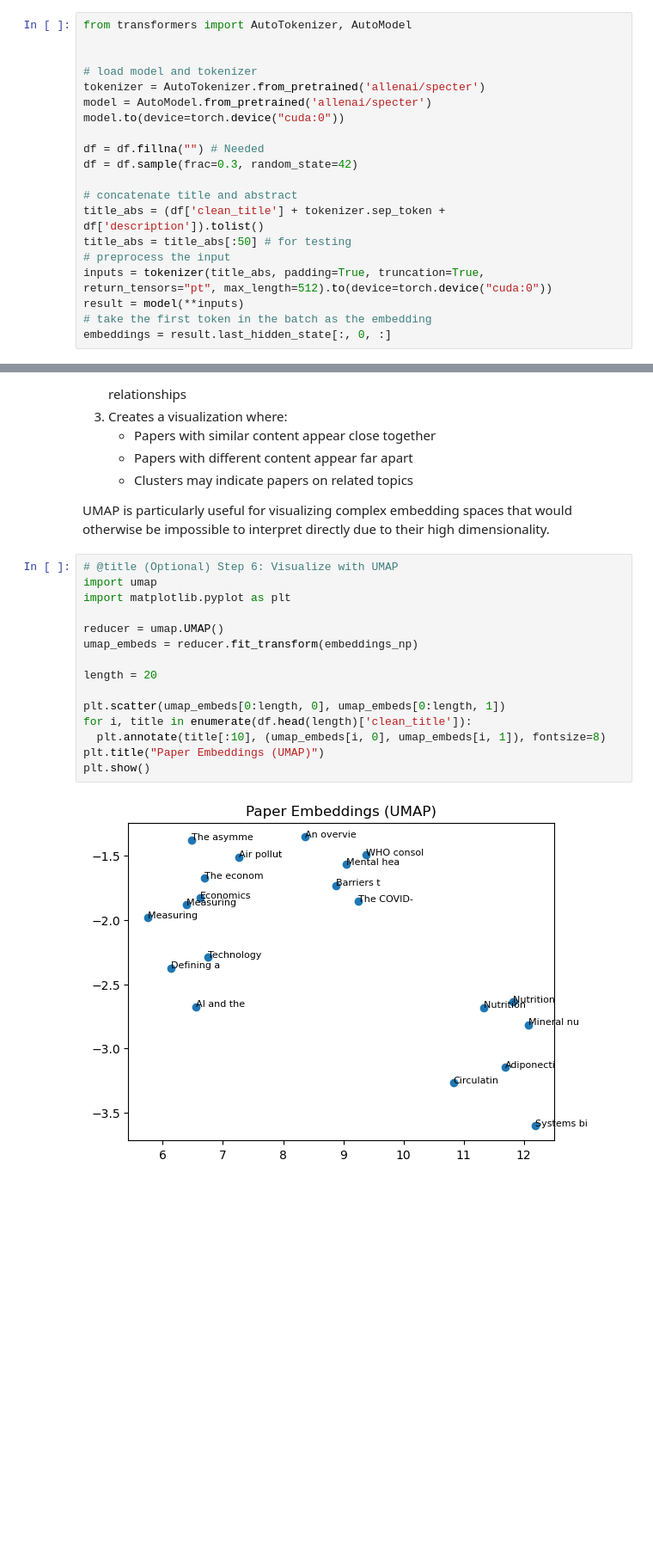
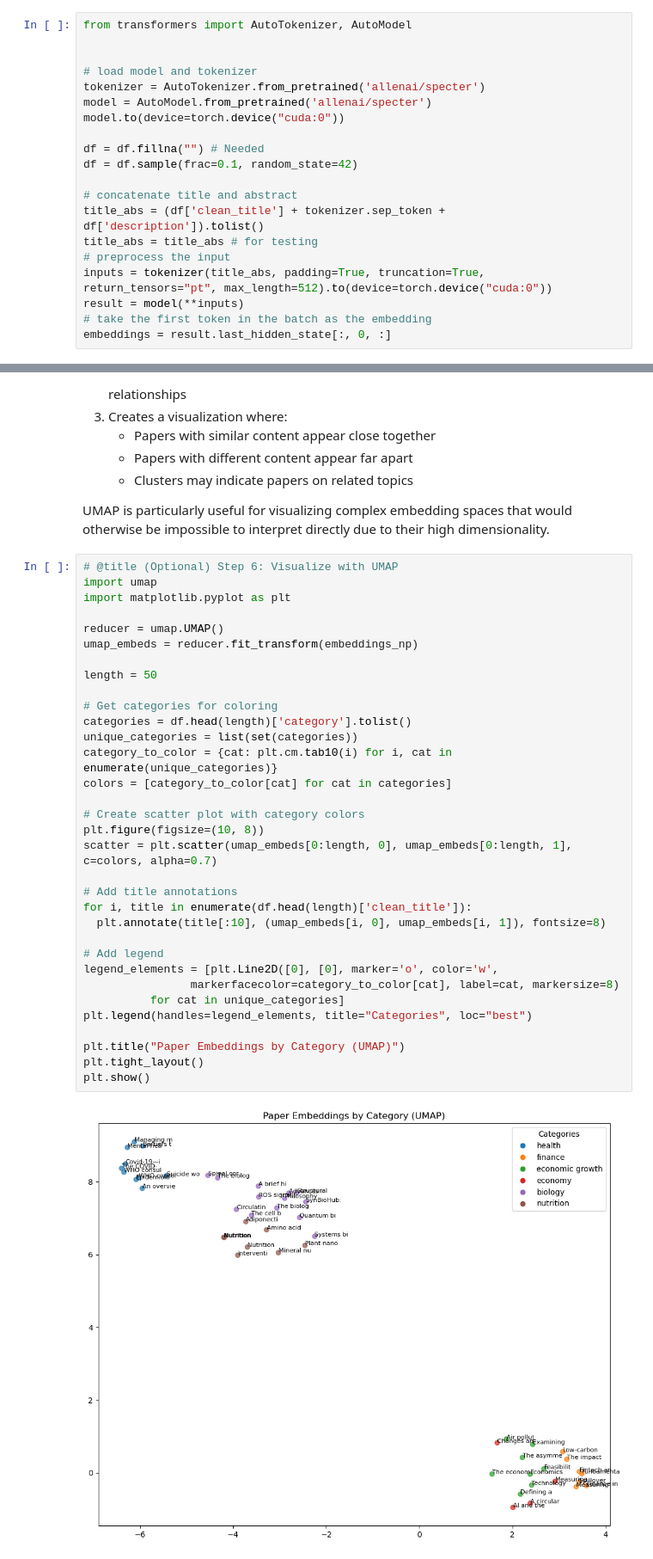
Before and after one commit to kevin4moe/Papers-Scrap, a Jupyter notebook: clustering_nn.ipynb, the cells around one changed output, grey strips where cells are left out. Shown: that part at 86% size. Drawn from its saved outputs; the diff is of its cells as text; blank space fills up the shorter version.

```diff
--- a/clustering_nn.ipynb
+++ b/clustering_nn.ipynb
@@ -25,11 +25,11 @@ model = AutoModel.from_pretrained('allenai/specter')
 model.to(device=torch.device("cuda:0"))
 
 df = df.fillna("") # Needed
-df = df.sample(frac=0.3, random_state=42)
+df = df.sample(frac=0.1, random_state=42)
 
 # concatenate title and abstract
 title_abs = (df['clean_title'] + tokenizer.sep_token + df['description']).tolist()
-title_abs = title_abs[:50] # for testing
+title_abs = title_abs # for testing
 # preprocess the input
 inputs = tokenizer(title_abs, padding=True, truncation=True, return_tensors="pt", max_length=512).to(device=torch.device("cuda:0"))
 result = model(**inputs)
@@ -112,17 +124,35 @@ UMAP is particularly useful for visualizing complex embedding spaces that would
 # %%
 # @title (Optional) Step 6: Visualize with UMAP
 import umap
 import matplotlib.pyplot as plt
 
 reducer = umap.UMAP()
 umap_embeds = reducer.fit_transform(embeddings_np)
 
-length = 20
+length = 50
 
-plt.scatter(umap_embeds[0:length, 0], umap_embeds[0:length, 1])
+# Get categories for coloring
+categories = df.head(length)['category'].tolist()
+unique_categories = list(set(categories))
+category_to_color = {cat: plt.cm.tab10(i) for i, cat in enumerate(unique_categories)}
+colors = [category_to_color[cat] for cat in categories]
+
+# Create scatter plot with category colors
+plt.figure(figsize=(10, 8))
+scatter = plt.scatter(umap_embeds[0:length, 0], umap_embeds[0:length, 1], c=colors, alpha=0.7)
+
+# Add title annotations
 for i, title in enumerate(df.head(length)['clean_title']):
   plt.annotate(title[:10], (umap_embeds[i, 0], umap_embeds[i, 1]), fontsize=8)
-plt.title("Paper Embeddings (UMAP)")
+
+# Add legend
+legend_elements = [plt.Line2D([0], [0], marker='o', color='w',
+                markerfacecolor=category_to_color[cat], label=cat, markersize=8)
+          for cat in unique_categories]
+plt.legend(handles=legend_elements, title="Categories", loc="best")
+
+plt.title("Paper Embeddings by Category (UMAP)")
+plt.tight_layout()
 plt.show()
 # %% [output]
-[figure, old version]
+[figure, new version]
```
Also changed, not shown: parts of 2 cells of this notebook.
